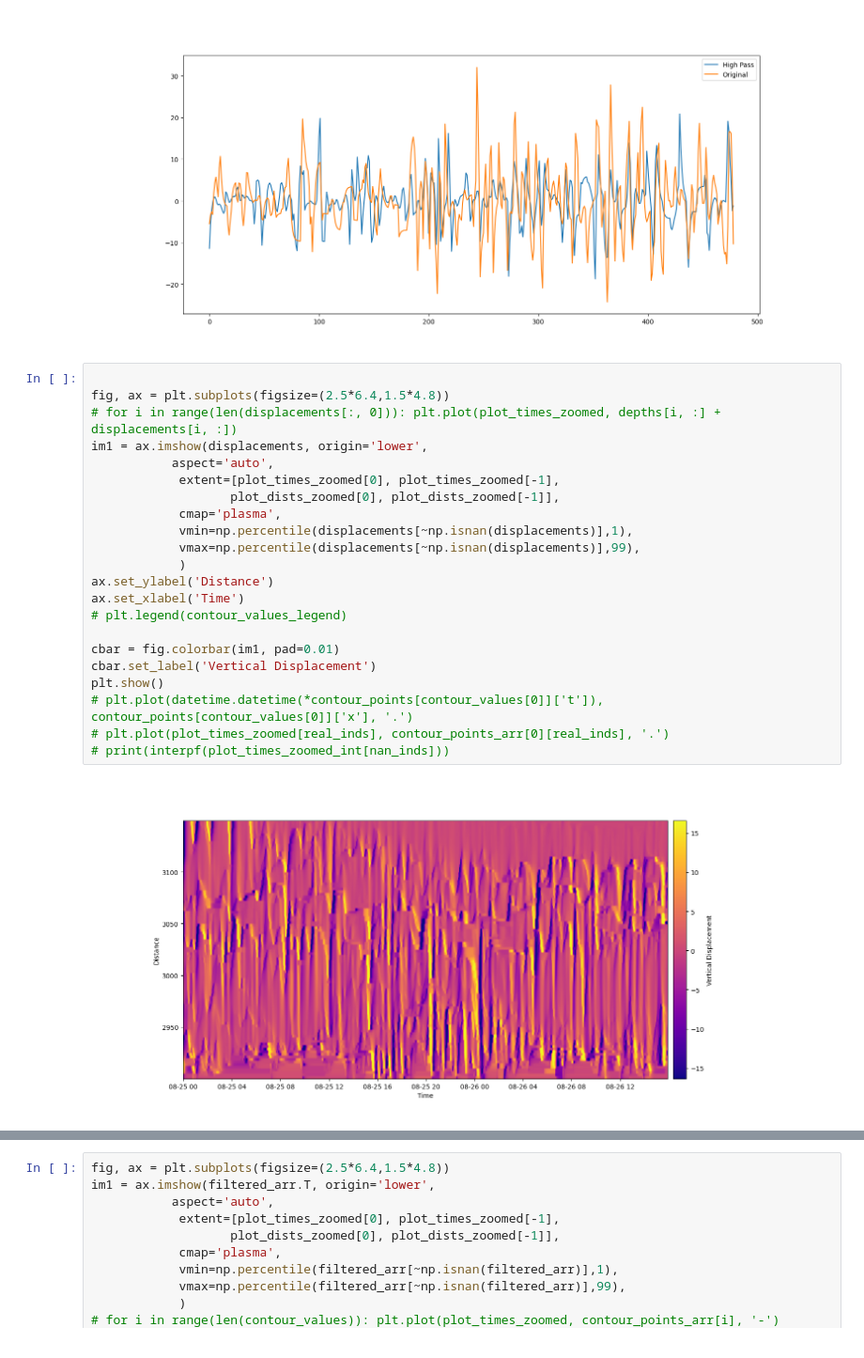
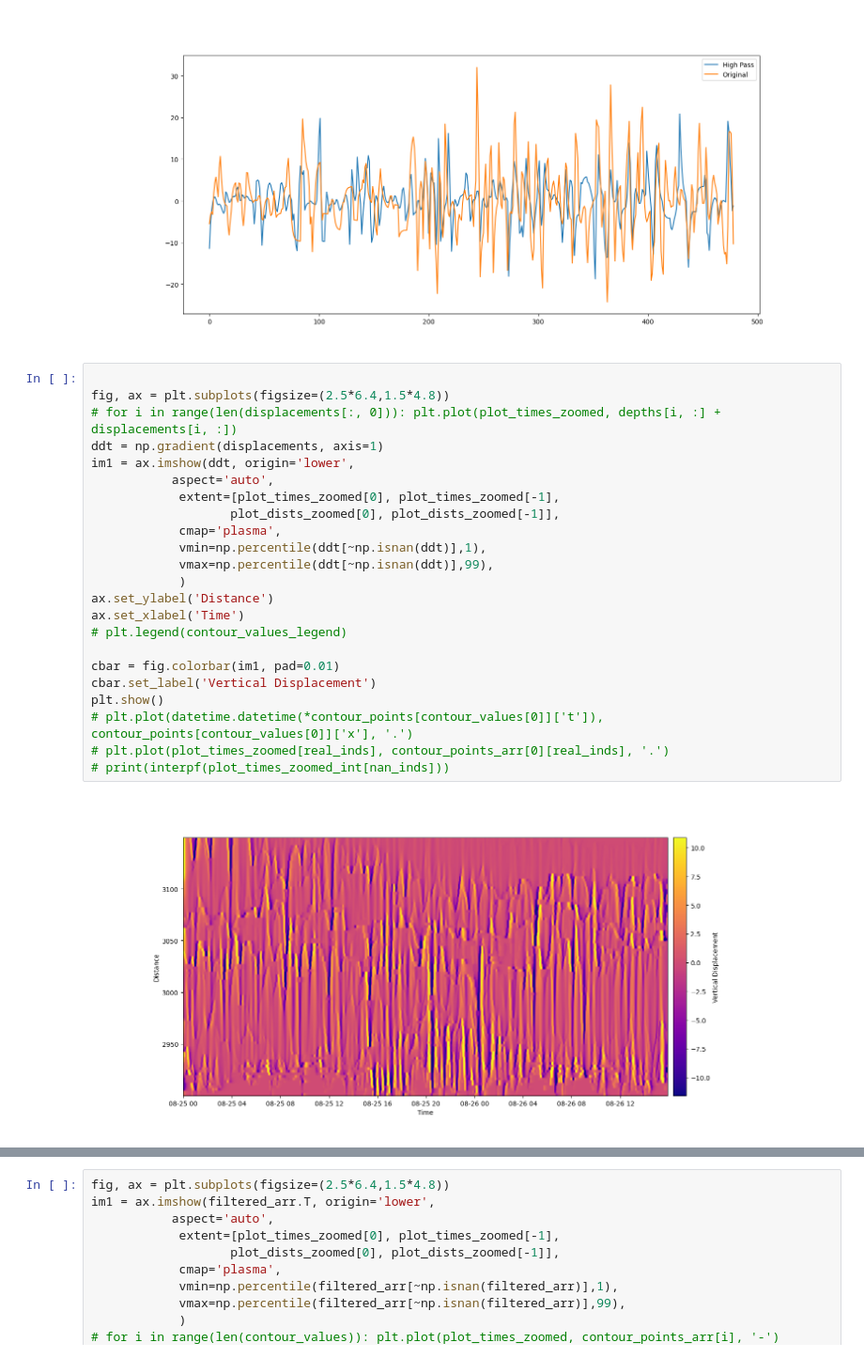
Before and after one commit to ericeberg3/UW_research, a Jupyter notebook: DTS_TG_SINDy.ipynb, the cells around one changed output, grey strips where cells are left out. Shown at 94% size. Drawn from its saved outputs; the diff is of its cells as text.

```diff
--- a/DTS_TG_SINDy.ipynb
+++ b/DTS_TG_SINDy.ipynb
@@ -175,24 +175,25 @@ ax.legend(['High Pass', 'Original'])
 # %%
 
 fig, ax = plt.subplots(figsize=(2.5*6.4,1.5*4.8))
 # for i in range(len(displacements[:, 0])): plt.plot(plot_times_zoomed, depths[i, :] + displacements[i, :])
-im1 = ax.imshow(displacements, origin='lower',
+ddt = np.gradient(displacements, axis=1)
+im1 = ax.imshow(ddt, origin='lower',
            aspect='auto',
             extent=[plot_times_zoomed[0], plot_times_zoomed[-1],
                    plot_dists_zoomed[0], plot_dists_zoomed[-1]],
             cmap='plasma',
-            vmin=np.percentile(displacements[~np.isnan(displacements)],1),
-            vmax=np.percentile(displacements[~np.isnan(displacements)],99),
+            vmin=np.percentile(ddt[~np.isnan(ddt)],1),
+            vmax=np.percentile(ddt[~np.isnan(ddt)],99),
             )
 ax.set_ylabel('Distance')
 ax.set_xlabel('Time')
 # plt.legend(contour_values_legend)
 
 cbar = fig.colorbar(im1, pad=0.01)
 cbar.set_label('Vertical Displacement')
 plt.show()
 # plt.plot(datetime.datetime(*contour_points[contour_values[0]]['t']), contour_points[contour_values[0]]['x'], '.')
 # plt.plot(plot_times_zoomed[real_inds], contour_points_arr[0][real_inds], '.')
 # print(interpf(plot_times_zoomed_int[nan_inds]))
 # %% [output]
-[figure, old version]
+[figure, new version]
```
Also changed, not shown: parts of 3 cells of this notebook, 4 other files.
